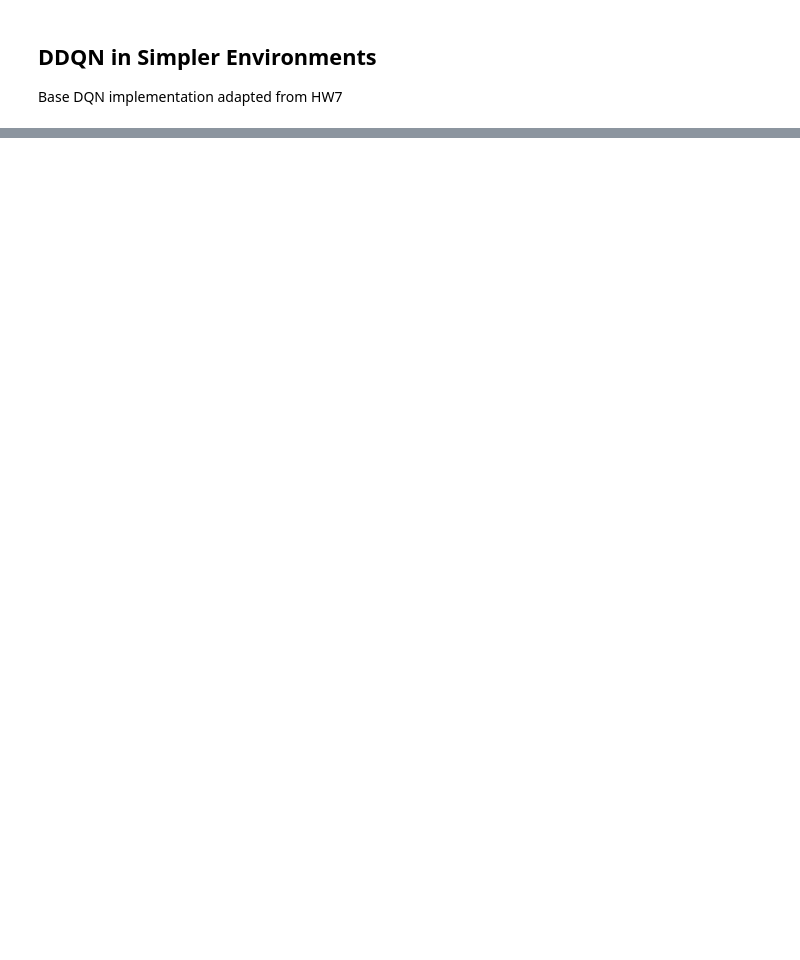
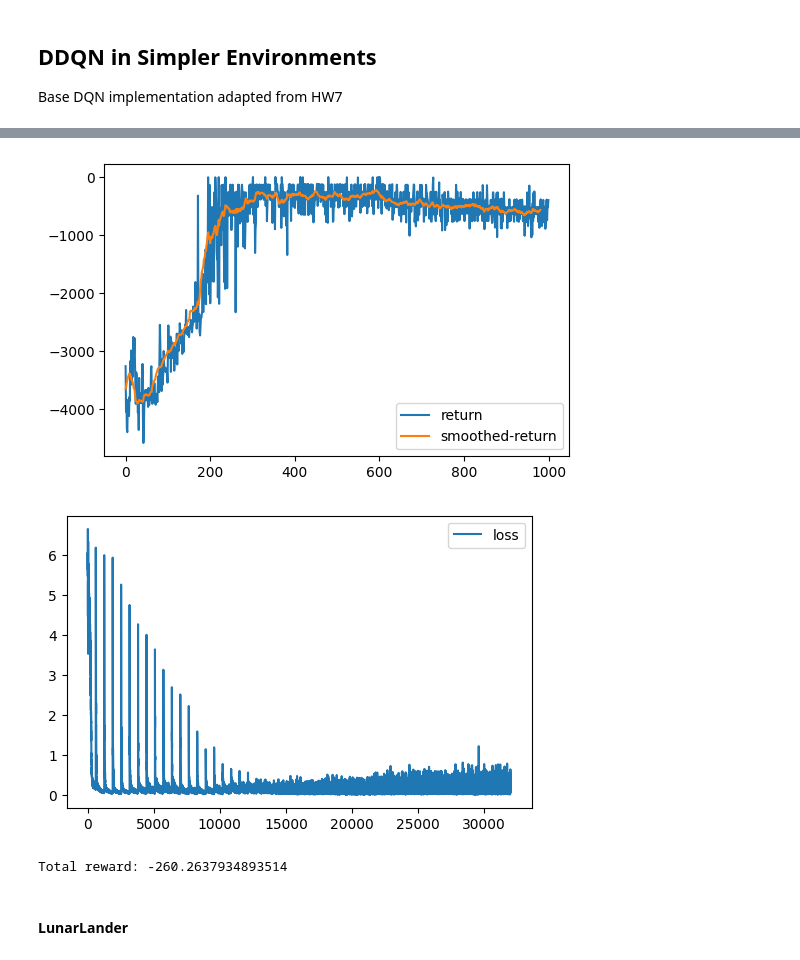
Before and after one commit to KarahanS/RL-Hockey, a Jupyter notebook: DDQN/scripts/ddqn-tests.ipynb, the cells around one changed output, grey strips where cells are left out. Saved outputs shown, nothing was run; the diff lists cells and outputs as text; code cells hidden in the pictures; blank space fills up the shorter version.

```diff
--- a/DDQN/scripts/ddqn-tests.ipynb
+++ b/DDQN/scripts/ddqn-tests.ipynb
@@ -339,0 +614,16 @@ env.close()
+# %%
+env, ac_space, o_space = create_env("Pendulum-v1")
+
+q_agent = TargetDQNAgent(
+    o_space,
+    ac_space,
+    discount=0.95,
+    eps=0.2,
+    update_target_every=20,
+    tau=1e-3,
+    use_gpu=True
+)
+
+stats, losses = train_dqn_gpu(q_agent, env, max_episodes=1000, max_steps=500, print_freq=100)
+
+env.close()
@@ -339,0 +647,15 @@ env.close()
+# %%
+plot_training(stats, losses)
+# %% [output]
+[figure, added]
+[figure, added]
+# %%
+# Display trained agent's performance
+env = gym.make("Pendulum-v1", render_mode='human')
+
+display_env(q_agent, env)
+env.close()
+# %% [output]
+Total reward: -260.2637934893514
+# %% [markdown]
+#### LunarLander
```
Also changed, not shown: parts of 96 cells of this notebook, 8 other files.
